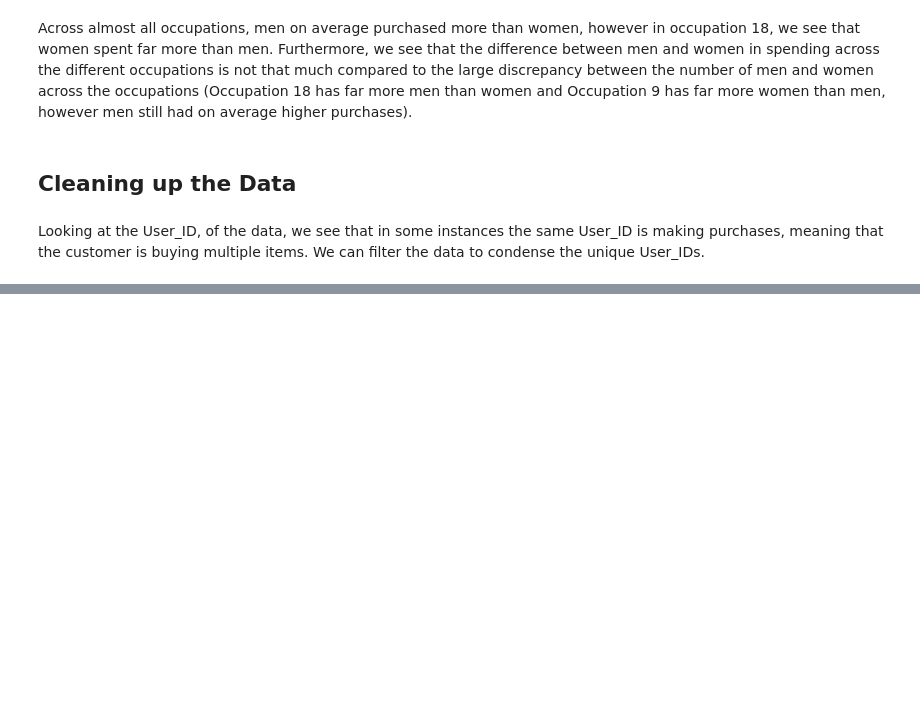
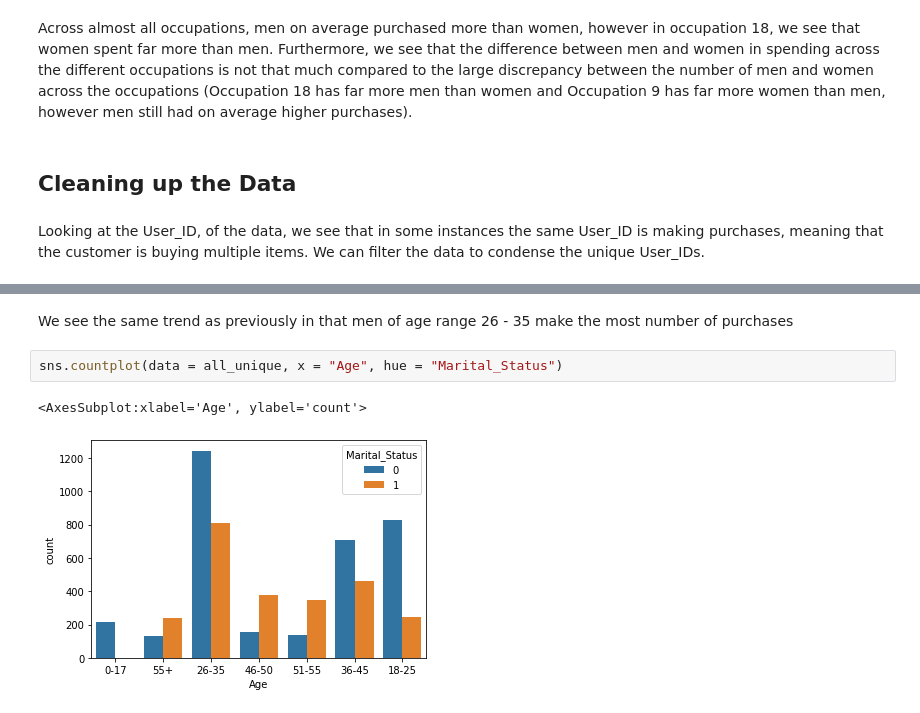
Before and after one commit to sriskid/Kaggle, a Jupyter notebook: black_friday_prediction/black_friday_sales_first_iteration.ipynb, the cells around one changed output, grey strips where cells are left out. Saved outputs shown, nothing was run; the diff lists cells and outputs as text; blank space fills up the shorter version.

```diff
--- a/black_friday_prediction/black_friday_sales_first_iteration.ipynb
+++ b/black_friday_prediction/black_friday_sales_first_iteration.ipynb
@@ -235,0 +277,7 @@ Looking at the User_ID, of the data, we see that in some instances the same User
+# %% [markdown]
+We see the same trend as previously in that men of age range 26 - 35 make the most number of purchases
+# %%
+sns.countplot(data = all_unique, x = "Age", hue = "Marital_Status")
+# %% [output]
+<AxesSubplot:xlabel='Age', ylabel='count'>
+[figure, added]
```
Also changed, not shown: parts of 29 cells of this notebook.
